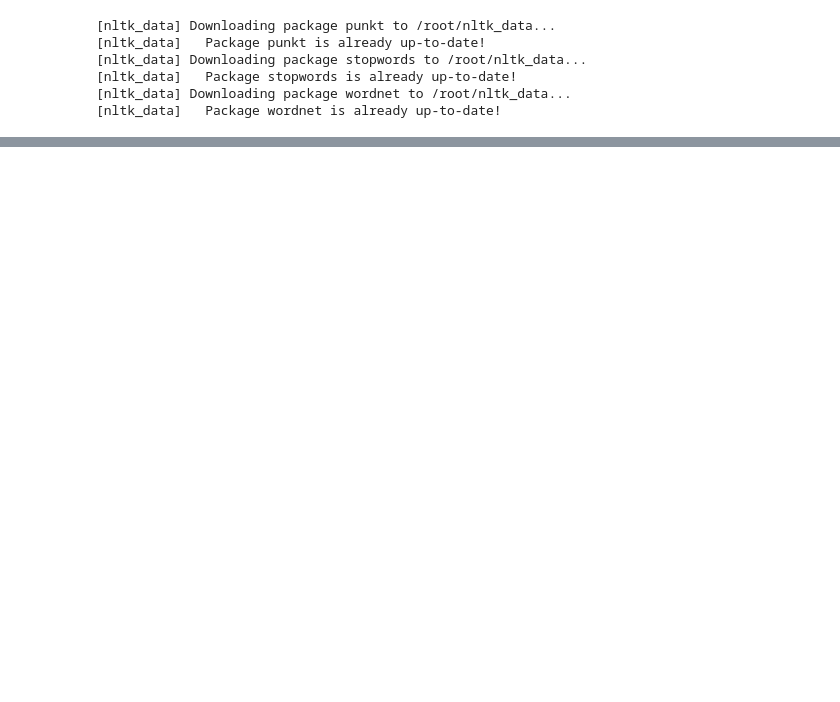
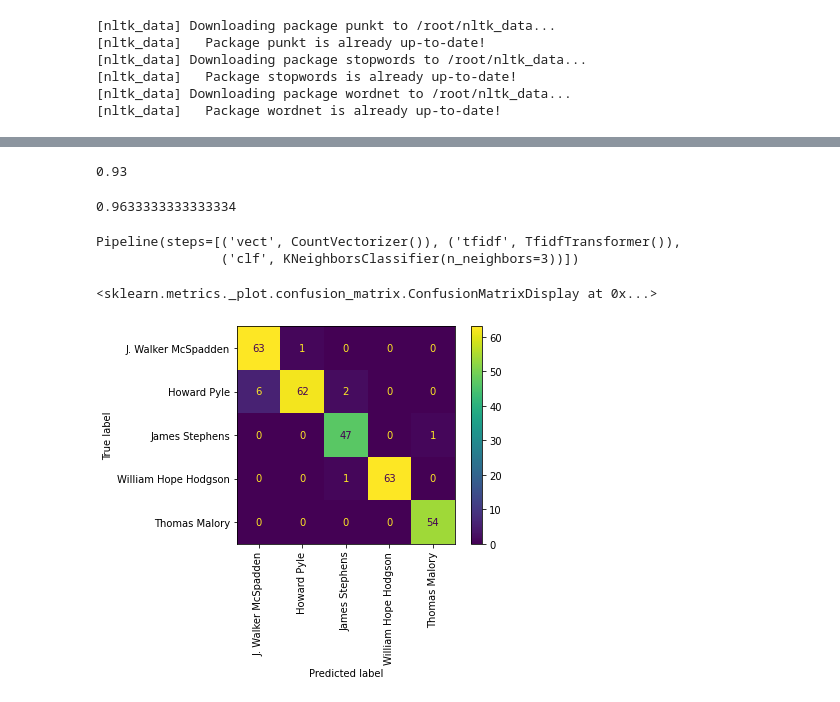
Before and after one commit to HaonanZhang101045166/GNG5125, a Jupyter notebook: Group_Assignment1.ipynb, the cells around one changed output, grey strips where cells are left out. Drawn from its saved outputs; the diff is of its cells as text; code cells hidden in the pictures; blank space fills up the shorter version.

```diff
--- a/Group_Assignment1.ipynb
+++ b/Group_Assignment1.ipynb
@@ -102,0 +93,9 @@ df.head()
+# %%
+df = pd.DataFrame(Corpus)
+df.columns=['dict','label']
+df['dict_clean']=df['dict'].apply(lambda x: utils_preprocess_text(x, flg_stemm=False, flg_lemm=True))# remove all puntuation and lemmatization (utils_preprocess_text function is taken from featureengineering.ipynb provided by professor Arya Rahgozar)
+#set 70% of the corpus as trainging set and 30% of the corpus as test case
+train_set=df['dict_clean'].loc[0:len(df)*0.7-1].values
+test_set=df['dict_clean'].loc[len(df)*0.7:len(df)].values
+train_label=df['label'].loc[0:len(df)*0.7-1].values
+test_label=df['label'].loc[len(df)*0.7:len(df)].values
@@ -119,0 +170,59 @@ clf = MultinomialNB().fit(X_train_tfidf,df['label'])
+# %%
+#pipline creation attemption
+from sklearn.pipeline import Pipeline
+NB_text_clf = Pipeline([
+    ('vect', CountVectorizer()),
+    ('tfidf', TfidfTransformer()),
+    ('clf', MultinomialNB()),
+])
+NB_text_clf.fit(train_set, train_label)
+
+predicted=NB_text_clf.predict(test_set)
+np.mean(predicted == test_label)
+# %% [output]
+0.93
+# %%
+#SVM
+from sklearn.linear_model import SGDClassifier
+text_clf = Pipeline([
+    ('vect', CountVectorizer()),
+    ('tfidf', TfidfTransformer()),
+    ('clf', SGDClassifier(loss='hinge', penalty='l2',
+                          alpha=1e-3,random_state=32)),
+])
+text_clf.fit(train_set, train_label)
+predicted=text_clf.predict(test_set)
+np.mean(predicted == test_label)
+# %% [output]
+0.9633333333333334
+# %%
+# creating pipeline for SVM, decisition tree and KNeighbor for k-fold test
+tree_clf = Pipeline([
+    ('vect', CountVectorizer()),
+    ('tfidf', TfidfTransformer()),
+    ('clf', tree.DecisionTreeClassifier()),
+])
+tree_clf.fit(train_set, train_label)
+svm_clf = Pipeline([
+    ('vect', CountVectorizer()),
+    ('tfidf', TfidfTransformer()),
+    ('clf', svm.SVC(kernel='linear', C=2)),
+])
+svm_clf.fit(train_set, train_label)
+neigh_clf = Pipeline([
+    ('vect', CountVectorizer()),
+    ('tfidf', TfidfTransformer()),
+    ('clf', KNeighborsClassifier(3)),
+])
+neigh_clf.fit(train_set, train_label)
+# %% [output]
+Pipeline(steps=[('vect', CountVectorizer()), ('tfidf', TfidfTransformer()),
+                ('clf', KNeighborsClassifier(n_neighbors=3))])
+# %%
+#SVM result Visualizations
+metrics.ConfusionMatrixDisplay.from_estimator(
+    text_clf,test_set,test_label, display_labels=target_names, xticks_rotation="vertical"
+)
+# %% [output]
+<sklearn.metrics._plot.confusion_matrix.ConfusionMatrixDisplay at 0x...>
+[figure, added]
```
Also changed, not shown: parts of 14 cells of this notebook.
